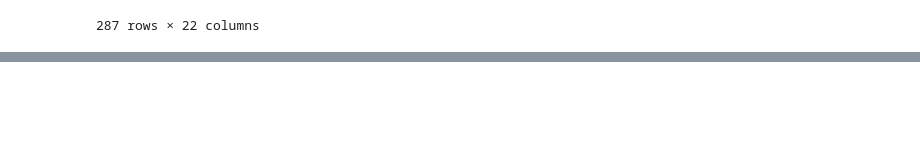
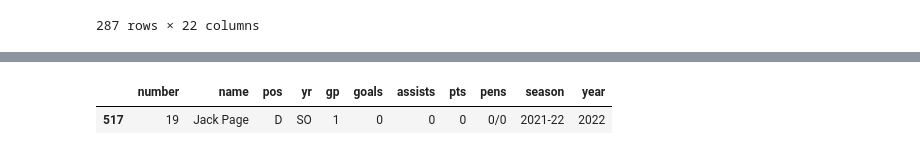
Before and after one commit to redsoxfan2194/buhockeystats, a Jupyter notebook: iPythonNoteBooks/BU Record Book-Clean.ipynb, the cells around one changed output, grey strips where cells are left out. Drawn from its saved outputs; the diff is of its cells as text; code cells hidden in the pictures; blank space fills up the shorter version.

```diff
--- a/iPythonNoteBooks/BU Record Book-Clean.ipynb
+++ b/iPythonNoteBooks/BU Record Book-Clean.ipynb
@@ -2379,0 +2427,22 @@ def updateCurrentSeasonStats():
+# %%
+'''fileName=('SeasonSkaterStats.txt')
+with open(fileName, 'a', encoding='utf-8') as f:
+    for i in dfPlayData.to_string(index=False,header=False).split('\n'):
+    row=list(filter(None,i.split('  ')))
+    print("\t".join(row),file=f)
+f.close()
+'''
+# %%
+dfSeasTest=dfSeasSkateMens.copy(deep=True)
+# %%
+dfCurSkate.loc[dfCurSkate['name']=='Jack Page','goals']=2
+# %%
+season='2021-22'
+for i,row in dfCurSkate.iterrows():
+    for stat in ['gp','goals','assists','pts','pens']:
+        dfSeasTest.loc[(dfSeasTest['season']==season) & (dfSeasTest['name']==row['name']),stat]=row[stat]
+# %%
+dfSeasTest.loc[(dfSeasTest['season']==season) & (dfSeasTest['name']==row['name'])]
+# %% [output]
+|  | number | name | pos | yr | gp | goals | assists | pts | pens | season | year |
+| 517 | 19 | Jack Page | D | SO | 1 | 0 | 0 | 0 | 0/0 | 2021-22 | 2022 |
```
Also changed, not shown: parts of 11 cells of this notebook.
